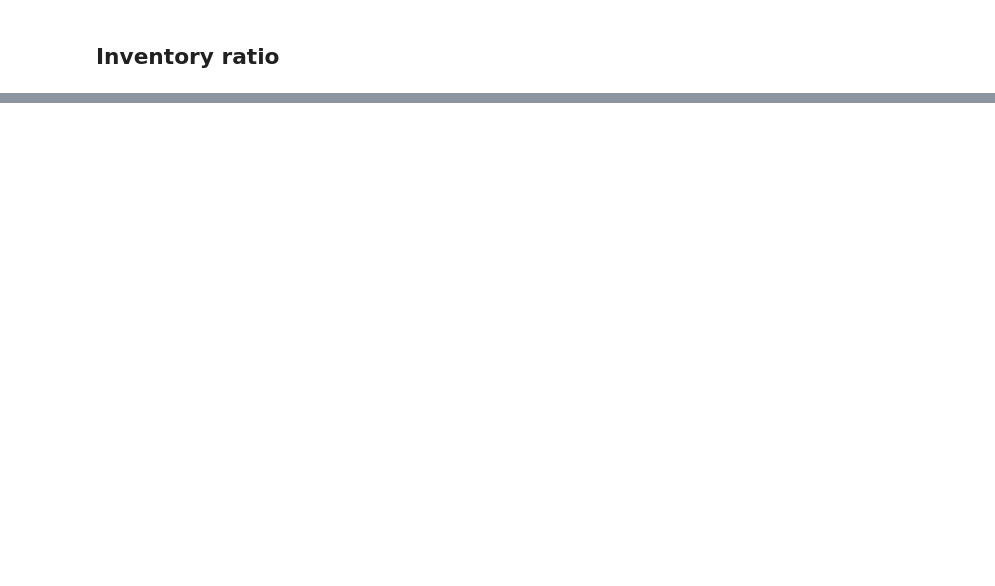
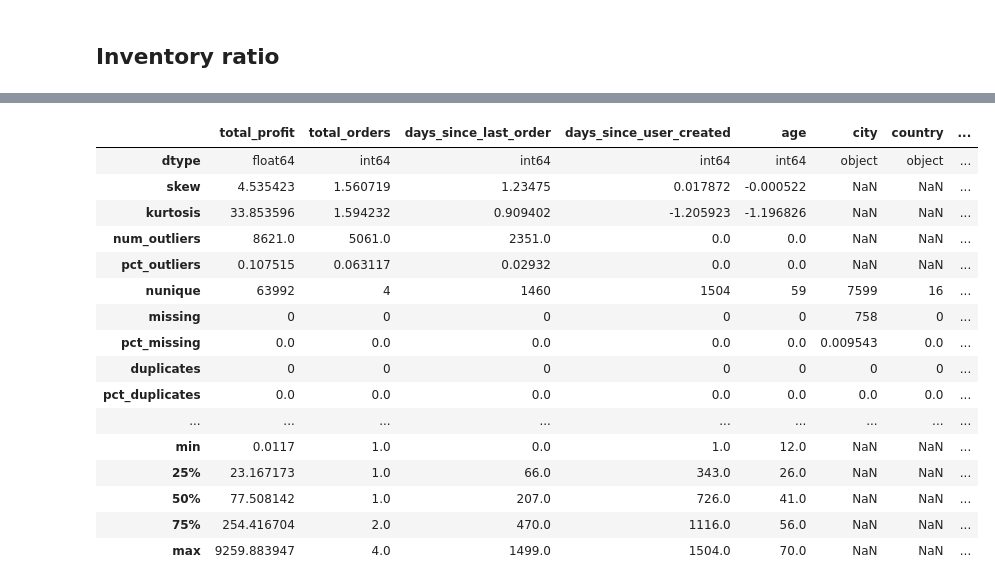
Before and after one commit to buttersaltpepper/Data-Analysis, a Jupyter notebook: project1.ipynb, the cells around one changed output, grey strips where cells are left out. Cells and saved outputs as stored; diff of their text form; code cells hidden in the pictures; blank space fills up the shorter version.

```diff
--- a/project1.ipynb
+++ b/project1.ipynb
@@ -921,0 +1014,4 @@ In this step, I built a flask API endpoint that was hosted on a local webserver
+# %%
+data = pd.read_parquet('user_data.parquet')
+data = data.drop(['user_id', 'date_user_created'], axis=1)
+data.info()
@@ -921,0 +1037,58 @@ In this step, I built a flask API endpoint that was hosted on a local webserver
+# %%
+def num_outliers(series):
+    """
+    Returns number of outliers
+    * IQR method if data is skewed +/- 1
+    * STD method if data is more gaussian
+    """
+
+    if abs(skew(series)) > 1:
+        q1 = series.quantile(0.25)
+        q3 = series.quantile(0.75)
+        iqr = q3 - q1
+        upper = q3 + 1.5 * iqr
+        lower = q1 - 1.5 * iqr
+        return sum((series > upper) | (series < lower))
+    else:
+        upper = np.mean(series) + 3 * np.std(series)
+        lower = np.mean(series) - 3 * np.std(series)
+        return sum((series > upper) | (series < lower))
+
+# Summary statistics table
+def sum_stats(data):
+    stats_dict = {
+        'dtype': data.dtypes,
+        'skew': data.select_dtypes(include=np.number).apply(lambda x: skew(x) if len(x) > 0 else '-', axis=0),
+        'kurtosis': data.select_dtypes(include=np.number).apply(lambda x: kurtosis(x) if len(x) > 0 else '-', axis=0),
+        'num_outliers': data.select_dtypes(include=np.number).apply(lambda x: num_outliers(x) if len(x) > 0 else '-', axis=0),
+        'pct_outliers': data.select_dtypes(include=np.number).apply(lambda x: num_outliers(x) if len(x) > 0 else '-', axis=0) / data.count(),
+        'nunique': data.nunique(),
+        'missing': data.isnull().sum(),
+        'pct_missing': data.isnull().sum() / data.count(),
+        'duplicates': data.duplicated().sum(),
+        'pct_duplicates': data.duplicated().sum() / data.count(),
+        'mode': data.mode().iloc[0],
+    }
+
+    unistats_df = pd.concat([pd.DataFrame(stats_dict).sort_values('skew', key=abs, ascending=False).T, data.describe()])
+    return unistats_df
+# %%
+sum_stats(data)
+# %% [output]
+|  | total_profit | total_orders | days_since_last_order | days_since_user_created | age | city | country | ... |
+| dtype | float64 | int64 | int64 | int64 | int64 | object | object | ... |
+| skew | 4.535423 | 1.560719 | 1.23475 | 0.017872 | -0.000522 | NaN | NaN | ... |
+| kurtosis | 33.853596 | 1.594232 | 0.909402 | -1.205923 | -1.196826 | NaN | NaN | ... |
+| num_outliers | 8621.0 | 5061.0 | 2351.0 | 0.0 | 0.0 | NaN | NaN | ... |
+| pct_outliers | 0.107515 | 0.063117 | 0.02932 | 0.0 | 0.0 | NaN | NaN | ... |
+| nunique | 63992 | 4 | 1460 | 1504 | 59 | 7599 | 16 | ... |
+| missing | 0 | 0 | 0 | 0 | 0 | 758 | 0 | ... |
+| pct_missing | 0.0 | 0.0 | 0.0 | 0.0 | 0.0 | 0.009543 | 0.0 | ... |
+| duplicates | 0 | 0 | 0 | 0 | 0 | 0 | 0 | ... |
+| pct_duplicates | 0.0 | 0.0 | 0.0 | 0.0 | 0.0 | 0.0 | 0.0 | ... |
+| ... | ... | ... | ... | ... | ... | ... | ... | ... |
+| min | 0.0117 | 1.0 | 0.0 | 1.0 | 12.0 | NaN | NaN | ... |
+| 25% | 23.167173 | 1.0 | 66.0 | 343.0 | 26.0 | NaN | NaN | ... |
+| 50% | 77.508142 | 1.0 | 207.0 | 726.0 | 41.0 | NaN | NaN | ... |
+| 75% | 254.416704 | 2.0 | 470.0 | 1116.0 | 56.0 | NaN | NaN | ... |
+| max | 9259.883947 | 4.0 | 1499.0 | 1504.0 | 70.0 | NaN | NaN | ... |
```
Also changed, not shown: parts of 72 cells of this notebook, 2 other files.
